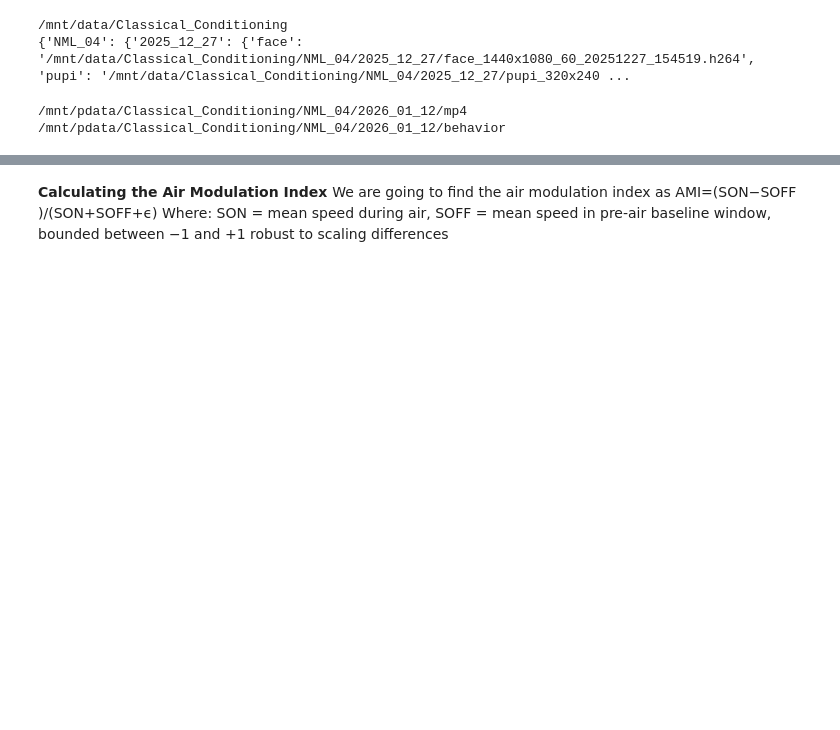
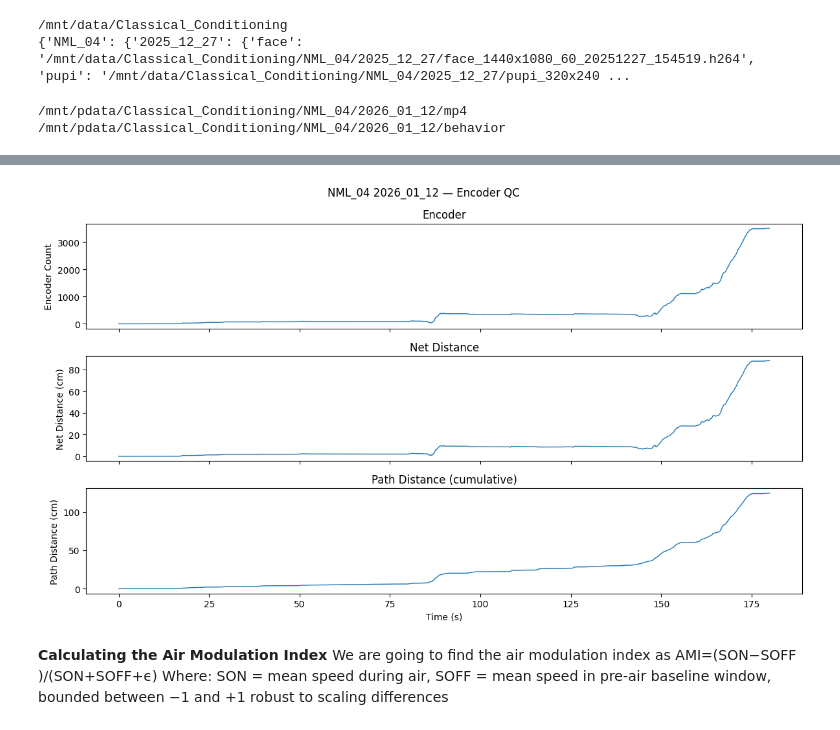
Before and after one commit to neuromomentumlab/Classical_Conditioning_Air_Wheel, a Jupyter notebook: Python/notebooks/main_runner.ipynb, the cells around one changed output, grey strips where cells are left out. Drawn from its saved outputs; the diff is of its cells as text; code cells hidden in the pictures; blank space fills up the shorter version.

```diff
--- a/Python/notebooks/main_runner.ipynb
+++ b/Python/notebooks/main_runner.ipynb
@@ -209,3 +248,17 @@ quick_plot(results, "NML_04", "2026_01_12", tlim=(0,100))
+# %%
+from vis.qc_encoder_distance import qc_plot_encoder_distance
+
+b = results["NML_04"]["2026_01_16"]
+
+qc_plot_encoder_distance(
+    b,
+    max_seconds=180,
+    title="NML_04 2026_01_12 — Encoder QC"
+)
+
+plt.show()
+# %% [output]
+[figure, added]
 # %% [markdown]
 <b> Calculating the Air Modulation Index </b>
 We are going to find the air modulation index as
```
Also changed, not shown: parts of 9 cells of this notebook, 3 other files.
